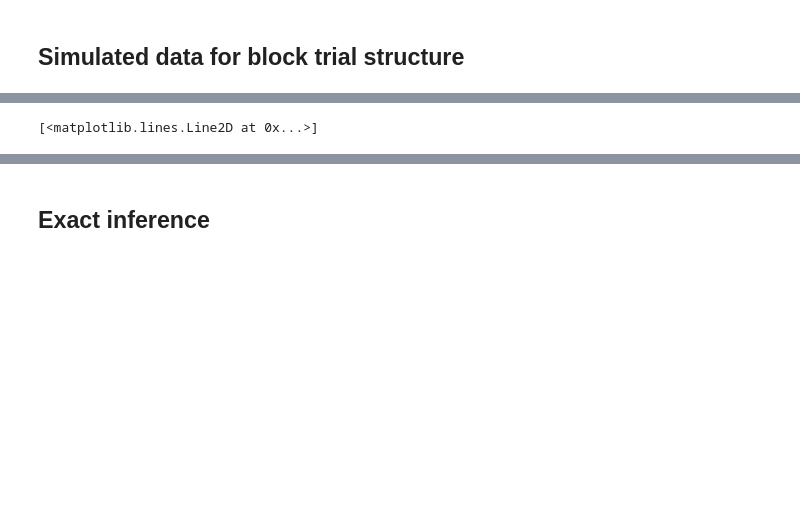
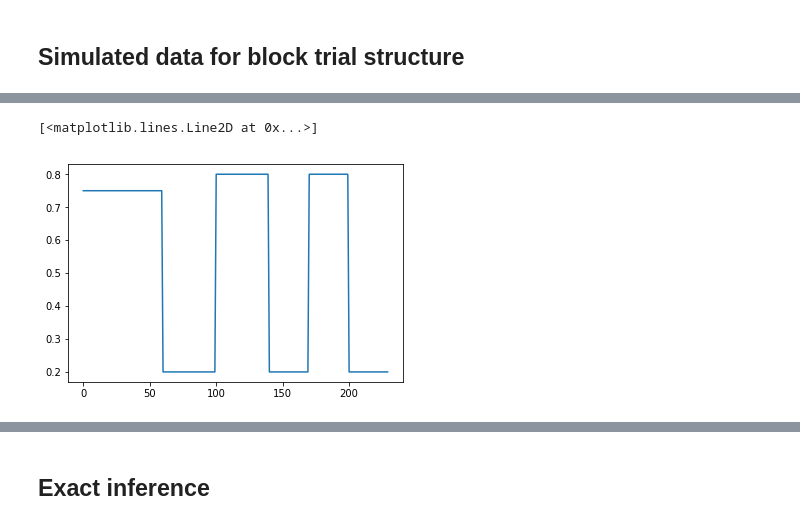
Before and after one commit to nhat-le/6-435-project, a Jupyter notebook: behrens_simulation.ipynb, the cells around one changed output, grey strips where cells are left out. Cells and saved outputs as stored; diff of their text form; code cells hidden in the pictures; blank space fills up the shorter version.

```diff
--- a/behrens_simulation.ipynb
+++ b/behrens_simulation.ipynb
@@ -12,7 +12,7 @@ from numba import jit
 # %%
 # Generate fake data from the model
 # Build the true reward rate
-true_prob = [0.75] * 120 + [0.2] * 40 + [0.8] * 40 + [0.2] * 30 + [0.8] * 30 + [0.2] * 30
+true_prob = [0.75] * 60 + [0.2] * 40 + [0.8] * 40 + [0.2] * 30 + [0.8] * 30 + [0.2] * 30
 plt.figure()
 plt.plot(true_prob)
 # %% [output]
@@ -21,4 +19,5 @@ plt.plot(true_prob)
 [<matplotlib.lines.Line2D at 0x...>]
+[figure, added]
 # %%
 # Generate data from bernoulli
 randvars = np.random.random(len(true_prob))
```
Also changed, not shown: parts of 24 cells of this notebook, 2 other files.
